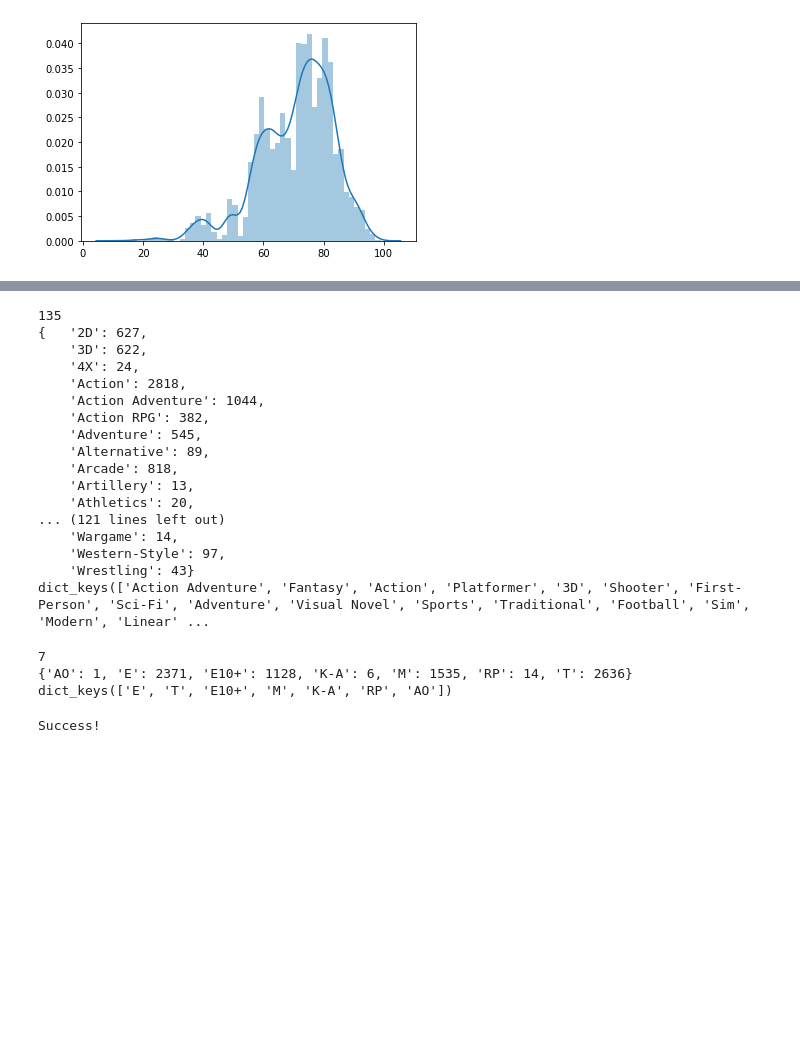
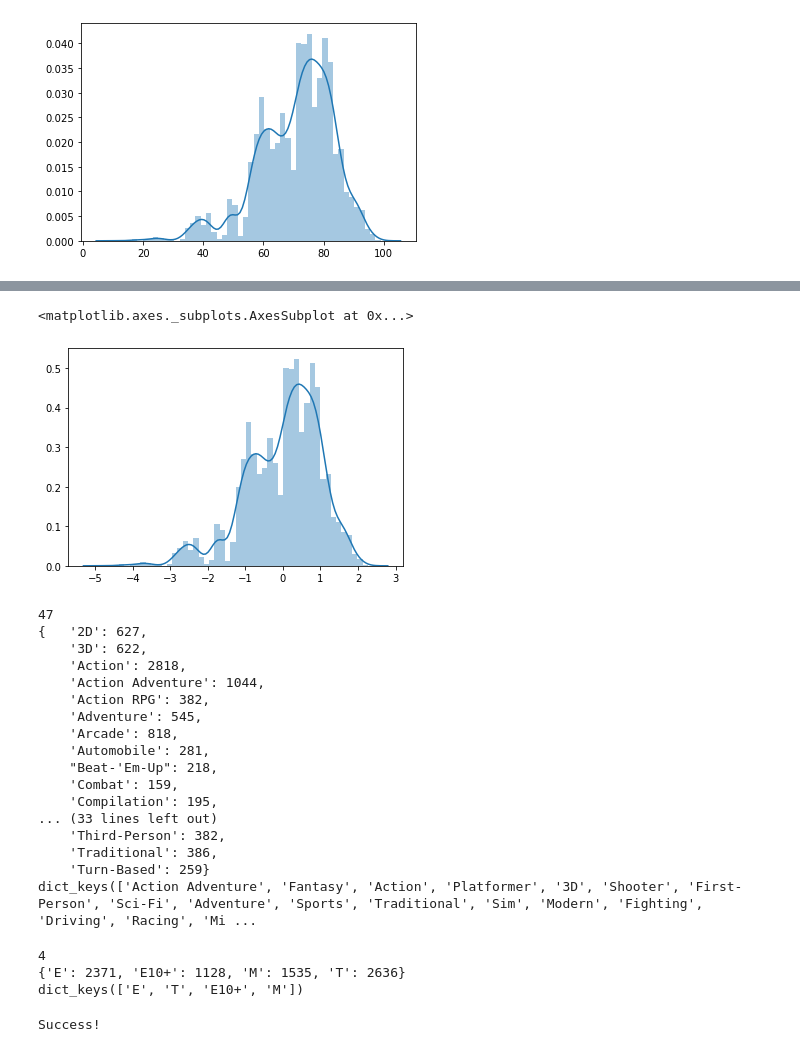
Before and after one commit to TingHsuanYang/cmpe255-spring22-project, a Jupyter notebook: notebooks/dylan-model.ipynb, the cells around one changed output, grey strips where cells are left out. Cells and saved outputs as stored; diff of their text form; code cells hidden in the pictures; blank space fills up the shorter version.

```diff
--- a/notebooks/dylan-model.ipynb
+++ b/notebooks/dylan-model.ipynb
@@ -36,3 +49,8 @@ sns.distplot(model_data[['meta_score']])
+# %%
+sns.distplot(model_data[['meta_score']])
+# %% [output]
+<matplotlib.axes._subplots.AxesSubplot at 0x...>
+[figure, added]
 # %%
 import pprint
 i = 0
@@ -57,7 +75,7 @@ pp = pprint.PrettyPrinter(indent=4)
 delete = []
 
 for genre in var_dict:
-    if var_dict[genre] <= 10:
+    if var_dict[genre] <= 100:
         delete.append(genre)
 
 for genre in delete:
@@ -69,23 +87,23 @@ print(len(var_dict.keys()))
 pp.pprint(var_dict)
 print(genres)
 # %% [output]
-135
+47
 {   '2D': 627,
     '3D': 622,
-    '4X': 24,
     'Action': 2818,
     'Action Adventure': 1044,
     'Action RPG': 382,
     'Adventure': 545,
-    'Alternative': 89,
     'Arcade': 818,
-    'Artillery': 13,
-    'Athletics': 20,
-... (121 lines left out)
-    'Wargame': 14,
-    'Western-Style': 97,
-    'Wrestling': 43}
-dict_keys(['Action Adventure', 'Fantasy', 'Action', 'Platformer', '3D', 'Shooter', 'First-Person', 'Sci-Fi', 'Adventure', 'Visual Novel', 'Sports', 'Traditional', 'Football', 'Sim', 'Modern', 'Linear' ...
+    'Automobile': 281,
+    "Beat-'Em-Up": 218,
+    'Combat': 159,
+    'Compilation': 195,
+... (33 lines left out)
+    'Third-Person': 382,
+    'Traditional': 386,
+    'Turn-Based': 259}
+dict_keys(['Action Adventure', 'Fantasy', 'Action', 'Platformer', '3D', 'Shooter', 'First-Person', 'Sci-Fi', 'Adventure', 'Sports', 'Traditional', 'Sim', 'Modern', 'Fighting', 'Driving', 'Racing', 'Mi ...
 # %%
 var_dict2 = {}
 for rating in model_data[['rating']].iloc:
@@ -95,13 +113,21 @@ for rating in model_data[['rating']].iloc:
         var_dict2[rating[0]] =1
 ratings = var_dict2.keys()
 
+delete2 = []
+for rating in var_dict2:
+    if var_dict2[rating] <= 50:
+        delete2.append(rating)
+
+for rating in delete2:
+    del var_dict2[rating]
+
 print(len(var_dict2.keys()))
 pp.pprint(var_dict2)
 print(ratings)
 # %% [output]
-7
-{'AO': 1, 'E': 2371, 'E10+': 1128, 'K-A': 6, 'M': 1535, 'RP': 14, 'T': 2636}
-dict_keys(['E', 'T', 'E10+', 'M', 'K-A', 'RP', 'AO'])
+4
+{'E': 2371, 'E10+': 1128, 'M': 1535, 'T': 2636}
+dict_keys(['E', 'T', 'E10+', 'M'])
 # %%
 def make_genre_arr(index):
     g_arr = model_data[['genre']].iloc[index][0][1:len(model_data[['genre']].iloc[index][0])-1].split(',')
```
Also changed, not shown: parts of 7 cells of this notebook.
